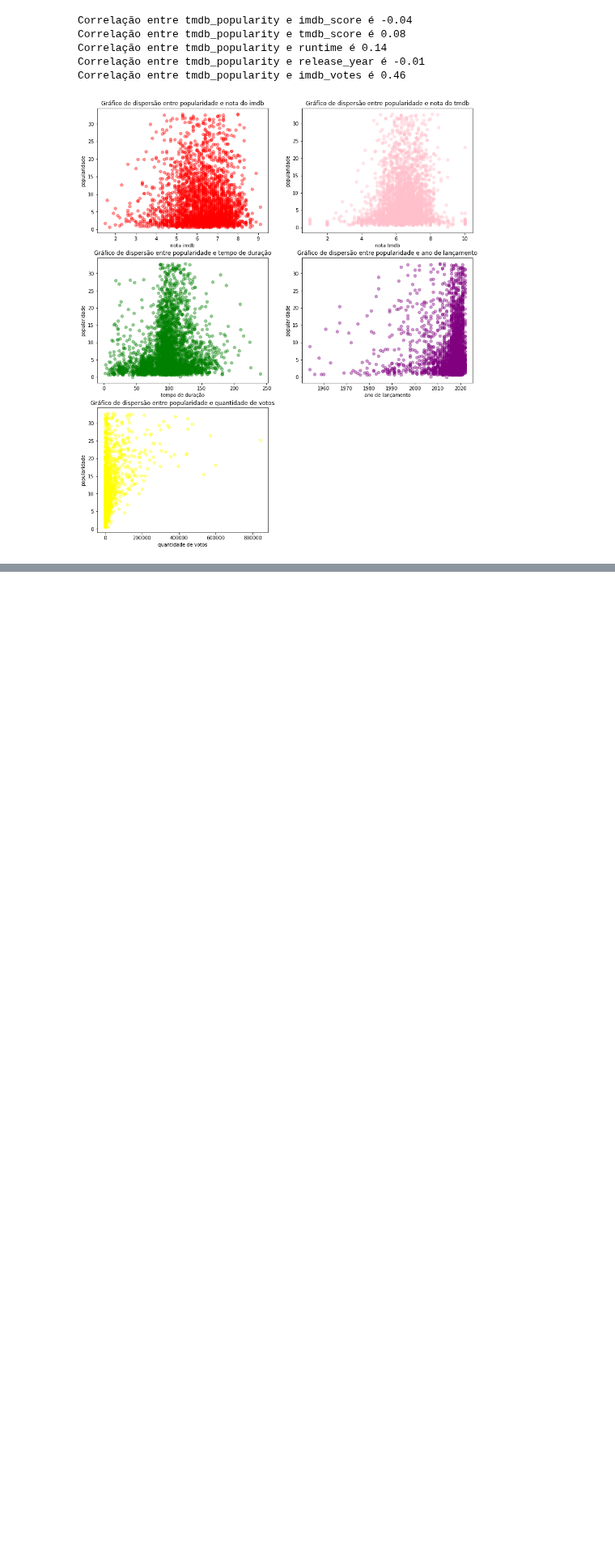
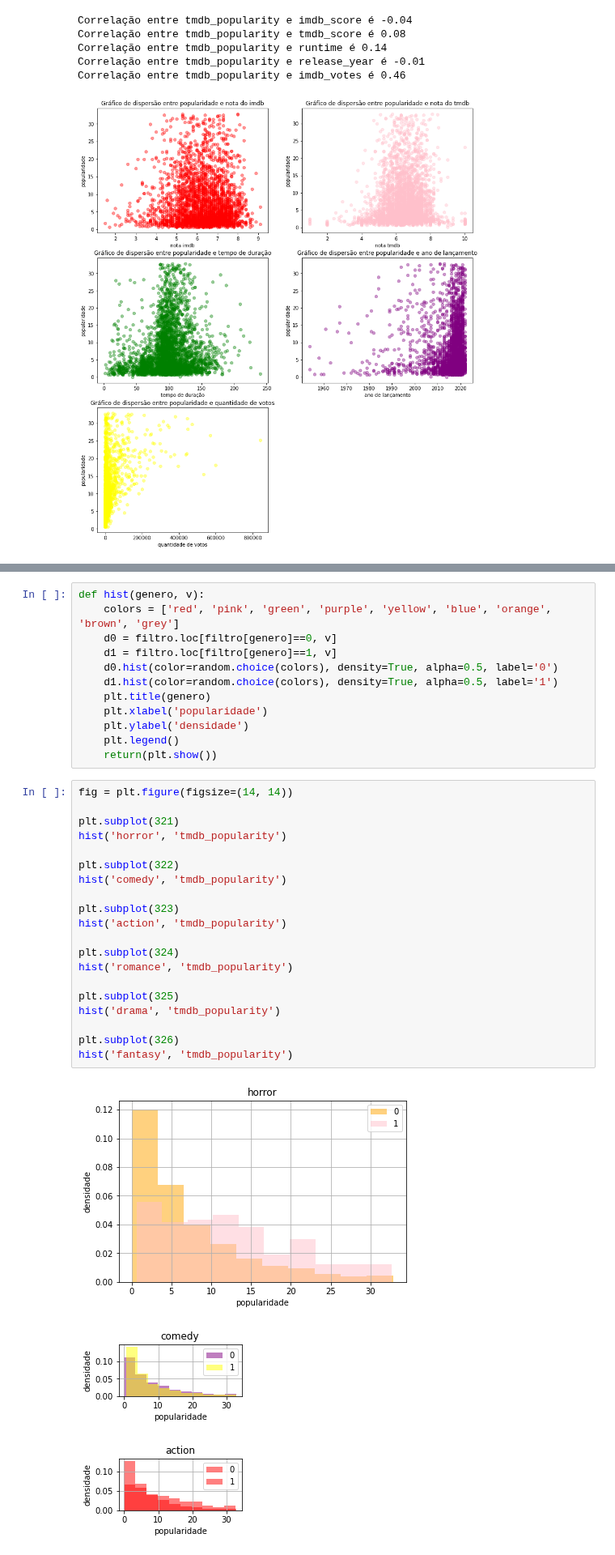
Before and after one commit to insper-classroom/22-2c-cd-p2-grupo_mace_girls, a Jupyter notebook: dados/relatorio.ipynb, the cells around one changed output, grey strips where cells are left out. Shown at 81% size. Saved outputs shown, nothing was run; the diff lists cells and outputs as text; blank space fills up the shorter version.

```diff
--- a/dados/relatorio.ipynb
+++ b/dados/relatorio.ipynb
@@ -341,0 +413,36 @@ plt.show()
+# %%
+def hist(genero, v):
+    colors = ['red', 'pink', 'green', 'purple', 'yellow', 'blue', 'orange', 'brown', 'grey']
+    d0 = filtro.loc[filtro[genero]==0, v]
+    d1 = filtro.loc[filtro[genero]==1, v]
+    d0.hist(color=random.choice(colors), density=True, alpha=0.5, label='0')
+    d1.hist(color=random.choice(colors), density=True, alpha=0.5, label='1')
+    plt.title(genero)
+    plt.xlabel('popularidade')
+    plt.ylabel('densidade')
+    plt.legend()
+    return(plt.show())
+# %%
+fig = plt.figure(figsize=(14, 14))
+
+plt.subplot(321)
+hist('horror', 'tmdb_popularity')
+
+plt.subplot(322)
+hist('comedy', 'tmdb_popularity')
+
+plt.subplot(323)
+hist('action', 'tmdb_popularity')
+
+plt.subplot(324)
+hist('romance', 'tmdb_popularity')
+
+plt.subplot(325)
+hist('drama', 'tmdb_popularity')
+
+plt.subplot(326)
+hist('fantasy', 'tmdb_popularity')
+# %% [output]
+[figure, added]
+[figure, added]
+[figure, added]
```
Also changed, not shown: parts of 11 cells of this notebook, 1 other file.
